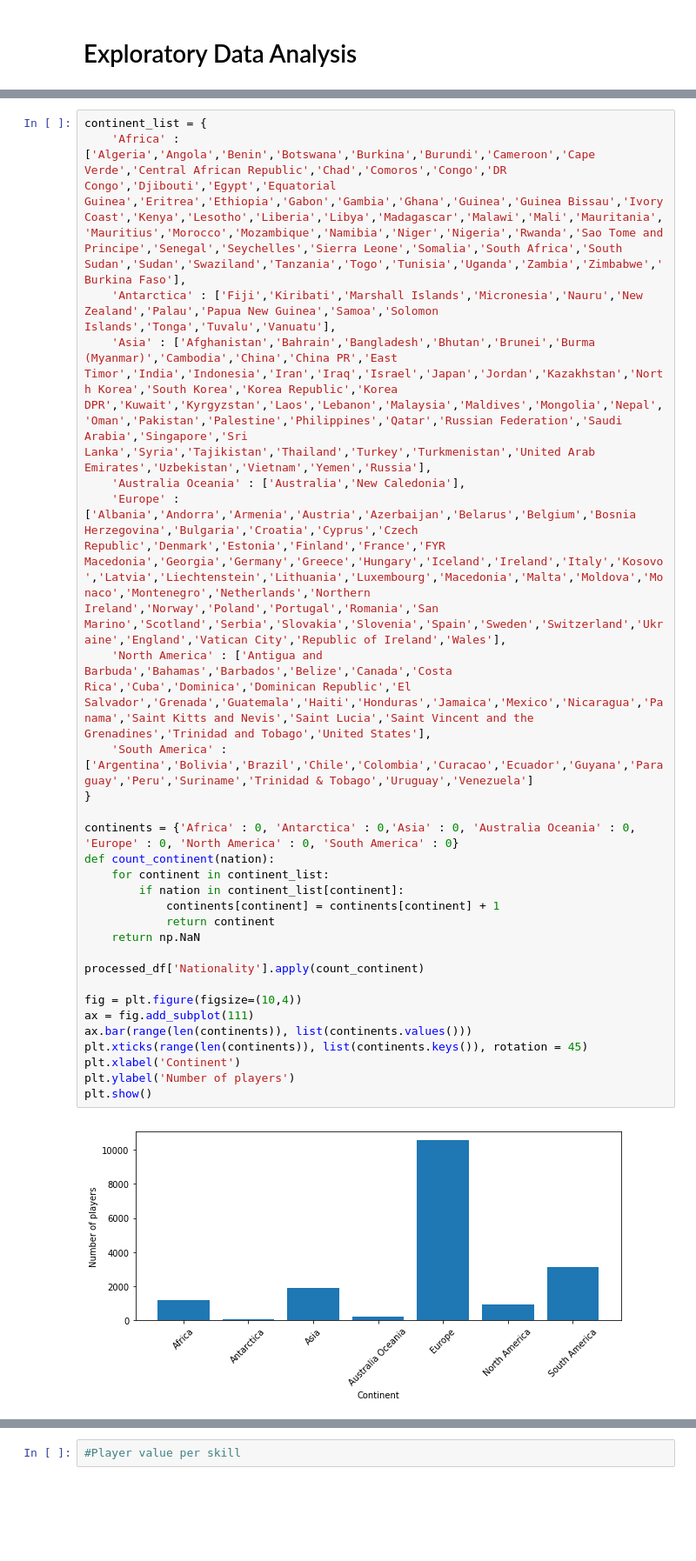
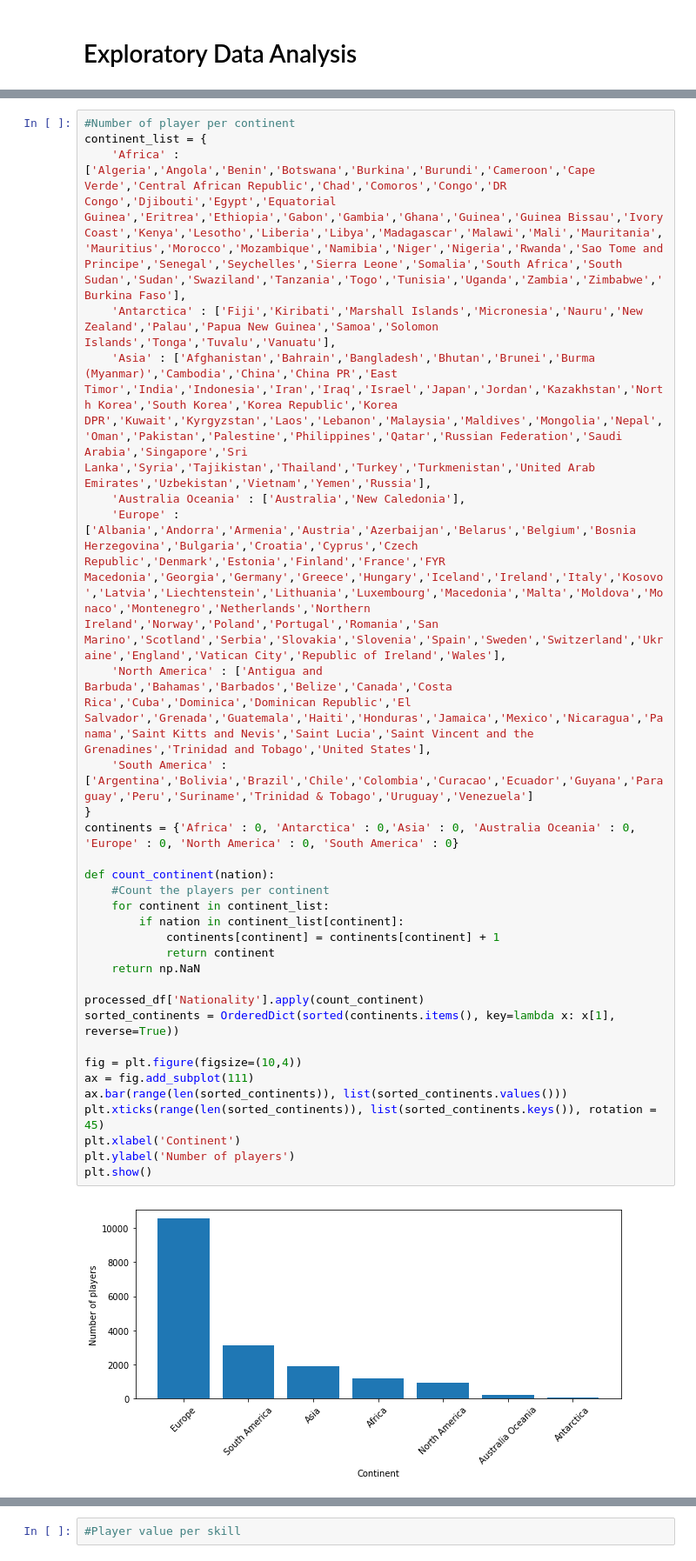
Before and after one commit to Fournierp/Fifa18, a Jupyter notebook: Fifa 18 Model.ipynb, the cells around one changed output, grey strips where cells are left out. Shown at 87% size. Saved outputs shown, nothing was run; the diff lists cells and outputs as text; blank space fills up the shorter version.

```diff
--- a/Fifa 18 Model.ipynb
+++ b/Fifa 18 Model.ipynb
@@ -118,31 +123,34 @@ plt.show()
 # %%
+#Number of player per continent
 continent_list = {
     'Africa' : ['Algeria','Angola','Benin','Botswana','Burkina','Burundi','Cameroon','Cape Verde','Central African Republic','Chad','Comoros','Congo','DR Congo','Djibouti','Egypt','Equatorial Guinea','Eritrea','Ethiopia','Gabon','Gambia','Ghana','Guinea','Guinea Bissau','Ivory Coast','Kenya','Lesotho','Liberia','Libya','Madagascar','Malawi','Mali','Mauritania','Mauritius','Morocco','Mozambique','Namibia','Niger','Nigeria','Rwanda','Sao Tome and Principe','Senegal','Seychelles','Sierra Leone','Somalia','South Africa','South Sudan','Sudan','Swaziland','Tanzania','Togo','Tunisia','Uganda','Zambia','Zimbabwe','Burkina Faso'],
     'Antarctica' : ['Fiji','Kiribati','Marshall Islands','Micronesia','Nauru','New Zealand','Palau','Papua New Guinea','Samoa','Solomon Islands','Tonga','Tuvalu','Vanuatu'],
     'Asia' : ['Afghanistan','Bahrain','Bangladesh','Bhutan','Brunei','Burma (Myanmar)','Cambodia','China','China PR','East Timor','India','Indonesia','Iran','Iraq','Israel','Japan','Jordan','Kazakhstan','North Korea','South Korea','Korea Republic','Korea DPR','Kuwait','Kyrgyzstan','Laos','Lebanon','Malaysia','Maldives','Mongolia','Nepal','Oman','Pakistan','Palestine','Philippines','Qatar','Russian Federation','Saudi Arabia','Singapore','Sri Lanka','Syria','Tajikistan','Thailand','Turkey','Turkmenistan','United Arab Emirates','Uzbekistan','Vietnam','Yemen','Russia'],
     'Australia Oceania' : ['Australia','New Caledonia'],
     'Europe' : ['Albania','Andorra','Armenia','Austria','Azerbaijan','Belarus','Belgium','Bosnia Herzegovina','Bulgaria','Croatia','Cyprus','Czech Republic','Denmark','Estonia','Finland','France','FYR Macedonia','Georgia','Germany','Greece','Hungary','Iceland','Ireland','Italy','Kosovo','Latvia','Liechtenstein','Lithuania','Luxembourg','Macedonia','Malta','Moldova','Monaco','Montenegro','Netherlands','Northern Ireland','Norway','Poland','Portugal','Romania','San Marino','Scotland','Serbia','Slovakia','Slovenia','Spain','Sweden','Switzerland','Ukraine','England','Vatican City','Republic of Ireland','Wales'],
     'North America' : ['Antigua and Barbuda','Bahamas','Barbados','Belize','Canada','Costa Rica','Cuba','Dominica','Dominican Republic','El Salvador','Grenada','Guatemala','Haiti','Honduras','Jamaica','Mexico','Nicaragua','Panama','Saint Kitts and Nevis','Saint Lucia','Saint Vincent and the Grenadines','Trinidad and Tobago','United States'],
     'South America' : ['Argentina','Bolivia','Brazil','Chile','Colombia','Curacao','Ecuador','Guyana','Paraguay','Peru','Suriname','Trinidad & Tobago','Uruguay','Venezuela']
 }
+continents = {'Africa' : 0, 'Antarctica' : 0,'Asia' : 0, 'Australia Oceania' : 0, 'Europe' : 0, 'North America' : 0, 'South America' : 0}
 
-continents = {'Africa' : 0, 'Antarctica' : 0,'Asia' : 0, 'Australia Oceania' : 0, 'Europe' : 0, 'North America' : 0, 'South America' : 0}
 def count_continent(nation):
+    #Count the players per continent
     for continent in continent_list:
         if nation in continent_list[continent]:
             continents[continent] = continents[continent] + 1
             return continent
     return np.NaN
 
 processed_df['Nationality'].apply(count_continent)
+sorted_continents = OrderedDict(sorted(continents.items(), key=lambda x: x[1], reverse=True))
 
 fig = plt.figure(figsize=(10,4))
 ax = fig.add_subplot(111)
-ax.bar(range(len(continents)), list(continents.values()))
-plt.xticks(range(len(continents)), list(continents.keys()), rotation = 45)
+ax.bar(range(len(sorted_continents)), list(sorted_continents.values()))
+plt.xticks(range(len(sorted_continents)), list(sorted_continents.keys()), rotation = 45)
 plt.xlabel('Continent')
 plt.ylabel('Number of players')
 plt.show()
 # %% [output]
-[figure, old version]
+[figure, new version]
 # %%
```
Also changed, not shown: parts of 7 cells of this notebook.
